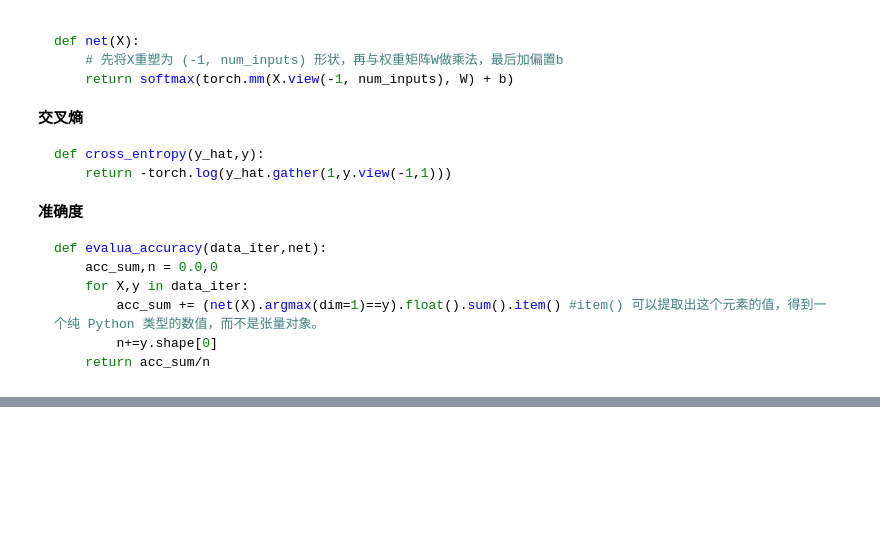
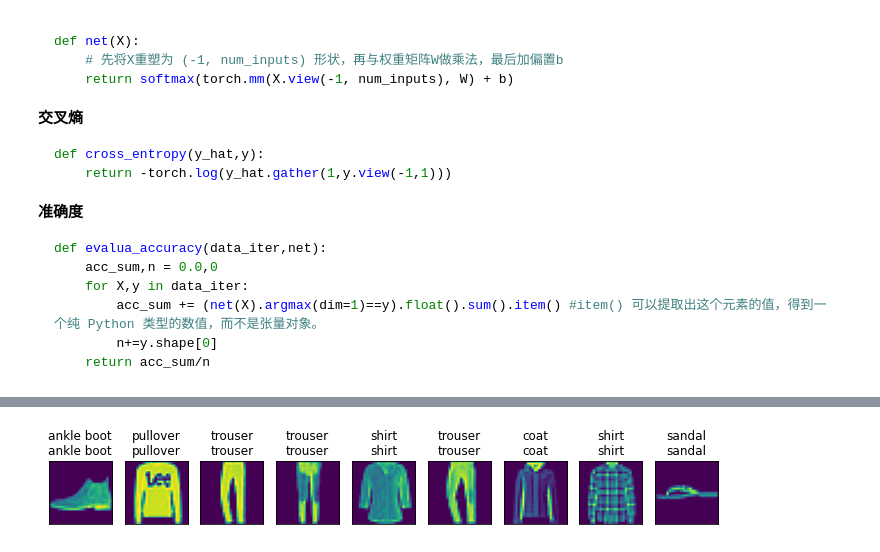
Before and after one commit to edisonchan1/nndlml, a Jupyter notebook: ipynb文件/SOFTMAX回归模型.ipynb, the cells around one changed output, grey strips where cells are left out. Saved outputs shown, nothing was run; the diff lists cells and outputs as text; code cells hidden in the pictures; blank space fills up the shorter version.

````diff
--- a/ipynb文件/SOFTMAX回归模型.ipynb
+++ b/ipynb文件/SOFTMAX回归模型.ipynb
@@ -301,7 +312,7 @@ print(accuracy(y_hat,y))
 def evalua_accuracy(data_iter,net):
     acc_sum,n = 0.0,0
     for X,y in data_iter:
-        acc_sum += (net1(X).argmax(dim=1)==y).float().sum().item() #item() 可以提取出这个元素的值，得到一个纯 Python 类型的数值，而不是张量对象。
+        acc_sum += (net(X).argmax(dim=1)==y).float().sum().item() #item() 可以提取出这个元素的值，得到一个纯 Python 类型的数值，而不是张量对象。
         n+=y.shape[0]
     return acc_sum/n
 # %%
@@ -356,24 +388,3 @@ def evalua_accuracy(data_iter,net):
         n+=y.shape[0]
     return acc_sum/n
 ```
-# %%
-import torch.optim as optim
-num_epochs,lr = 5,0.1
-W.requires_grad=True
-b.requires_grad=True
-def train_ch3(net,train_iter,test_iter,loss,num_epoches,batch_size,params = None,lr = None,optimizer =None):
-    for epoch in range(num_epoches):
-        train_l_sum,train_acc_sum,n = 0.0,0.0,0
-        for X,y in train_iter:
-            y_hat = net(X)
-            l = loss(y_hat,y).sum()
-            optimizer.step()
-
-            train_l_sum += l.item()
-            train_acc_sum += (y_hat.argmax(dim=1)==y).sum().item()
-            n+= y.shape[0]
-        test_acc = evalua_accuracy(test_iter,net)
-        print('epoch %d, loss %.4f, train acc %.3f, test acc %.3f'% (epoch + 1, train_l_sum / n, train_acc_sum / n,test_acc))
-# %%
-train_ch3(net, train_iter, test_iter, cross_entropy, num_epochs,
-batch_size, [W, b], lr)
@@ -429,0 +447,2 @@ epoch 5, loss 0.4474, train acc 0.848, test acc 0.825
+# %%
+X,y = iter(test_iter).next()
@@ -429,0 +480,7 @@ epoch 5, loss 0.4474, train acc 0.848, test acc 0.825
+# %%
+true_labels = get_fashion_mnist_labels(y.numpy())
+pred_labels = get_fashion_mnist_labels(net(X).argmax(dim=1).numpy())
+titles = [true + '\n' + pred for true, pred in zip(true_labels,pred_labels)]
+show_fashion_mnist(X[0:9],titles[0:9])
+# %% [output]
+[figure, added]
````
Also changed, not shown: parts of 19 cells of this notebook, 1 other file.
